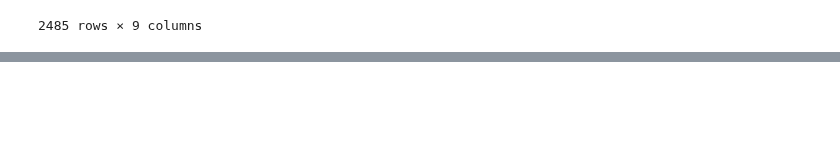
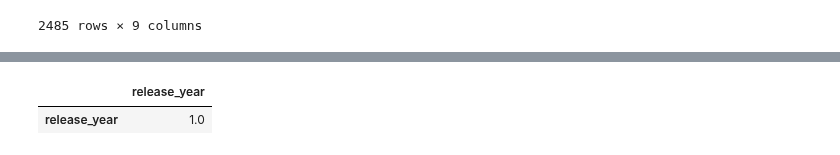
Before and after one commit to mananbhatt5/Tamid-TechEdu-S22, a Jupyter notebook: Week5/alejandro-week5.ipynb, the cells around one changed output, grey strips where cells are left out. Saved outputs shown, nothing was run; the diff lists cells and outputs as text; code cells hidden in the pictures; blank space fills up the shorter version.

```diff
--- a/Week5/alejandro-week5.ipynb
+++ b/Week5/alejandro-week5.ipynb
@@ -106,0 +118,7 @@ df5.to_csv('ae_cleaned_ds.csv')
+# %%
+# creating a corrolation matrix to observe corrolations between numerical columns
+
+df5.corr()
+# %% [output]
+|  | release_year |
+| release_year | 1.0 |
```
Also changed, not shown: parts of 9 cells of this notebook.
